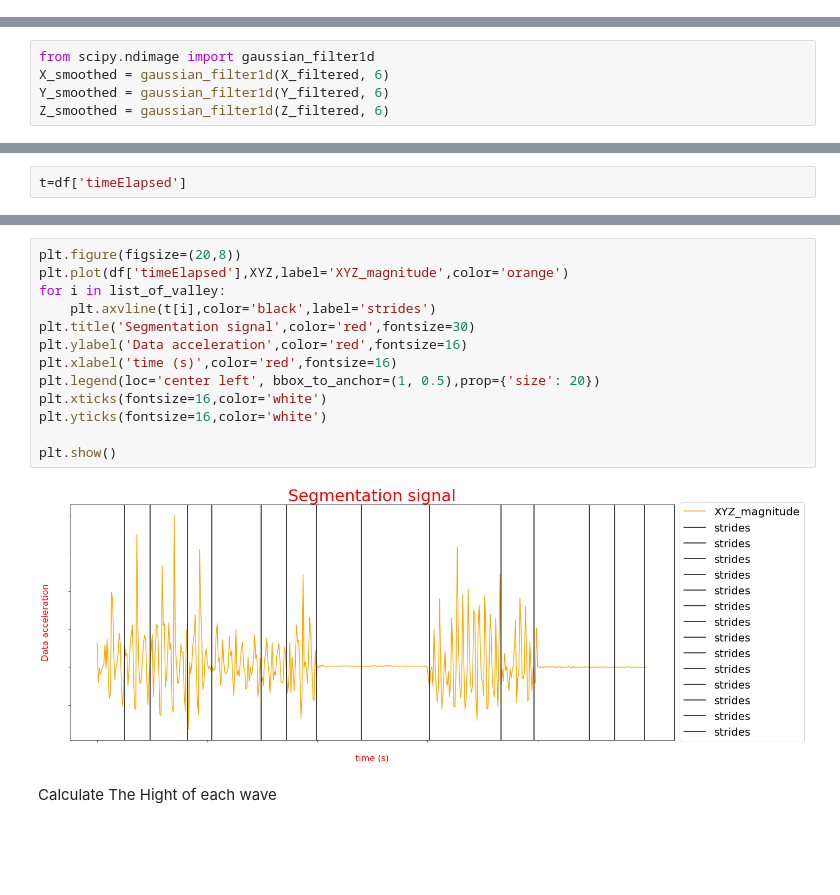
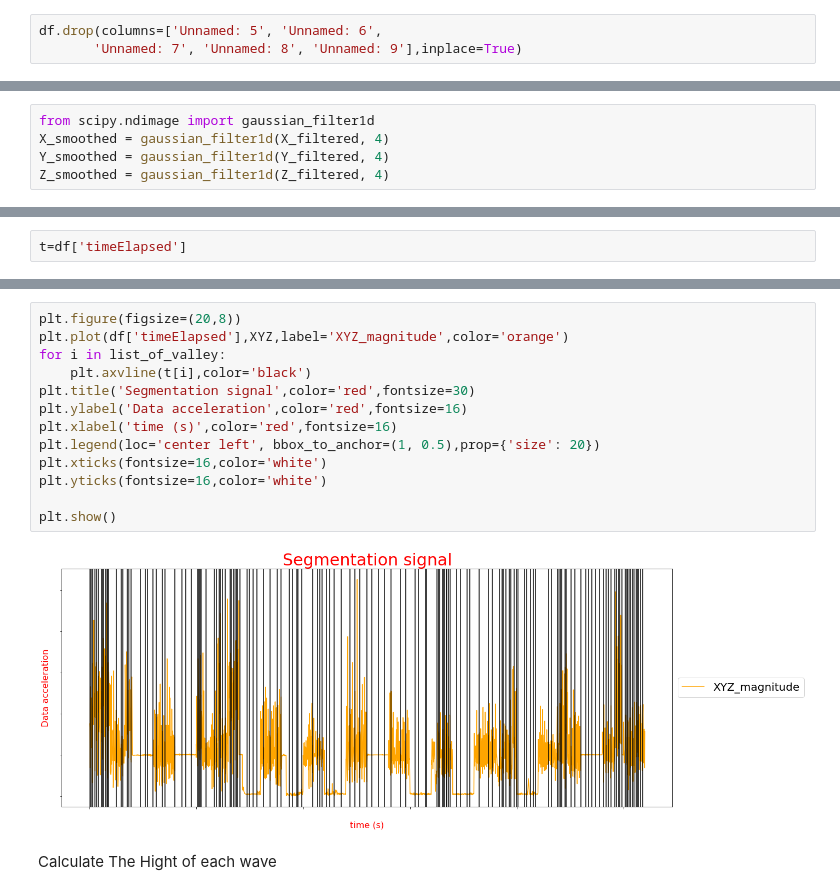
Before and after one commit to yousefkhaled282/Human-Activity-Recognition, a Jupyter notebook: Human Activity Recognition.ipynb, the cells around one changed output, grey strips where cells are left out. Cells and saved outputs as stored; diff of their text form; blank space fills up the shorter version.

```diff
--- a/Human Activity Recognition.ipynb
+++ b/Human Activity Recognition.ipynb
@@ -17,0 +24,3 @@ df.head()
+# %%
+df.drop(columns=['Unnamed: 5', 'Unnamed: 6',
+       'Unnamed: 7', 'Unnamed: 8', 'Unnamed: 9'],inplace=True)
@@ -106,9 +119,9 @@ plt.show()
 ### Apply smoothing to data
 # %%
 from scipy.ndimage import gaussian_filter1d
-X_smoothed = gaussian_filter1d(X_filtered, 6)
-Y_smoothed = gaussian_filter1d(Y_filtered, 6)
-Z_smoothed = gaussian_filter1d(Z_filtered, 6)
+X_smoothed = gaussian_filter1d(X_filtered, 4)
+Y_smoothed = gaussian_filter1d(Y_filtered, 4)
+Z_smoothed = gaussian_filter1d(Z_filtered, 4)
 # %%
 plt.figure(figsize=(20,8))
 plt.plot(df['timeElapsed'],X_filtered,label='X-filtered')
@@ -224,18 +251,18 @@ KeyError: (slice(None, None, None), None)
 # %%
 plt.figure(figsize=(20,8))
 plt.plot(df['timeElapsed'],XYZ,label='XYZ_magnitude',color='orange')
 for i in list_of_valley:
-    plt.axvline(t[i],color='black',label='strides')
+    plt.axvline(t[i],color='black')
 plt.title('Segmentation signal',color='red',fontsize=30)
 plt.ylabel('Data acceleration',color='red',fontsize=16)
 plt.xlabel('time (s)',color='red',fontsize=16)
 plt.legend(loc='center left', bbox_to_anchor=(1, 0.5),prop={'size': 20})
 plt.xticks(fontsize=16,color='white')
 plt.yticks(fontsize=16,color='white')
 
 plt.show()
 # %% [output]
-[figure, old version]
+[figure, new version]
 # %% [markdown]
 Calculate The Hight of each wave
 # %%
```
Also changed, not shown: parts of 50 cells of this notebook, 2 other files.
